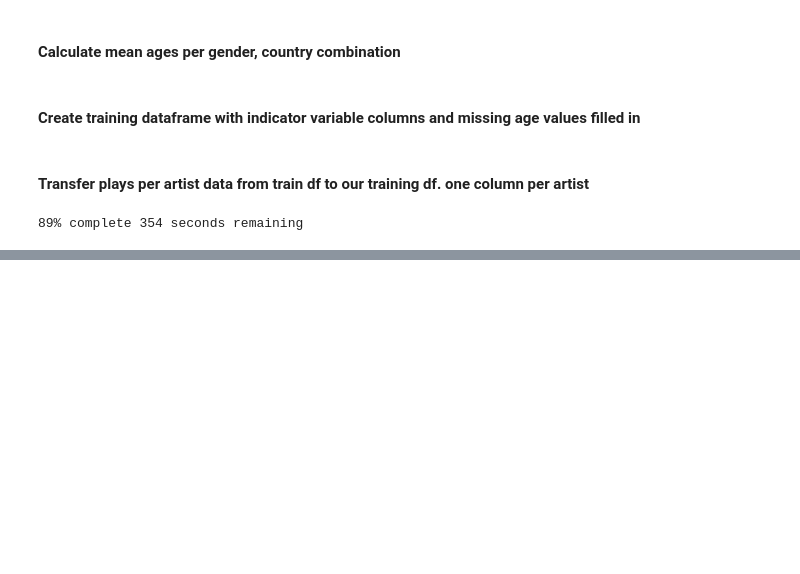
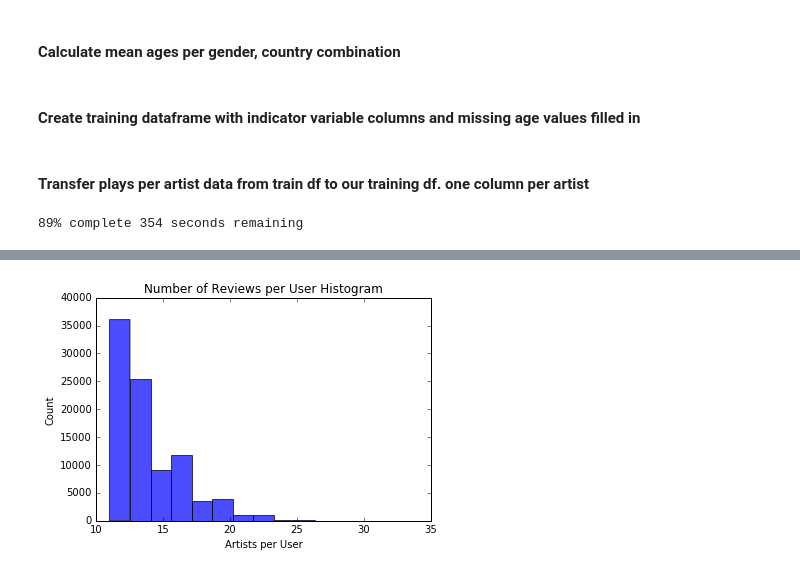
Before and after one commit to twkillian/cs181_practicals, a Jupyter notebook: Practical 3/Practical 3 AJP.ipynb, the cells around one changed output, grey strips where cells are left out. Cells and saved outputs as stored; diff of their text form; code cells hidden in the pictures; blank space fills up the shorter version.

```diff
--- a/Practical 3/Practical 3 AJP.ipynb
+++ b/Practical 3/Practical 3 AJP.ipynb
@@ -162,0 +190,2 @@ for index, row in train_df.set_index("user").iterrows():
+# %%
+bigdf=recompute_frame(train_df)
@@ -162,0 +276,8 @@ for index, row in train_df.set_index("user").iterrows():
+# %%
+plt.hist(smalldf.groupby('user').count().user_artist_count,bins=15,alpha=0.7)
+plt.xlabel("Artists per User")
+plt.ylabel("Count")
+plt.title("Number of Reviews per User Histogram")
+plt.show()
+# %% [output]
+[figure, added]
```
Also changed, not shown: parts of 10 cells of this notebook.
